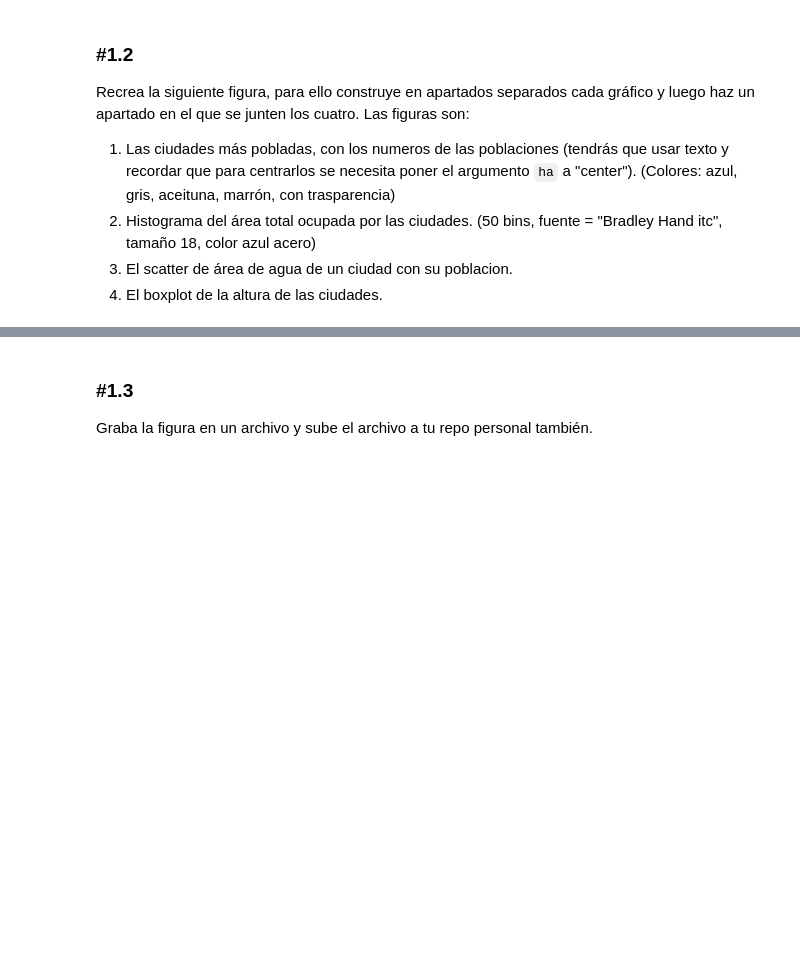
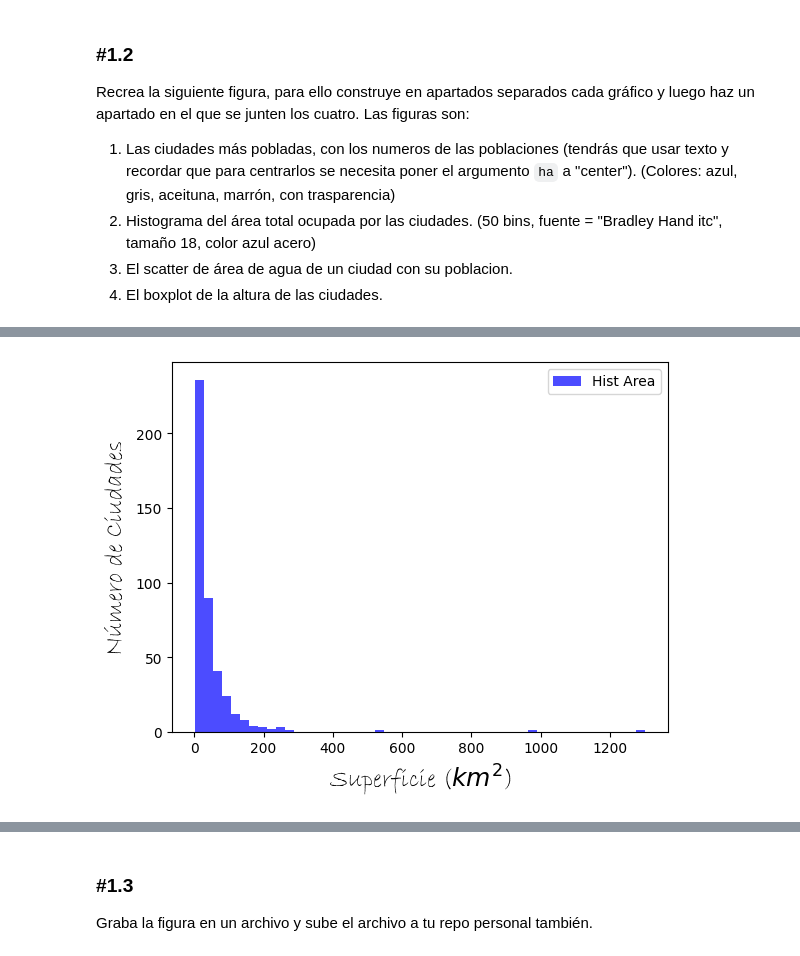
Before and after one commit to Lavs15/ONLINE_DS_THEBRIGDE_LVS, a Jupyter notebook: SPRINT_8/18_Practica_Obligatoria_Visualizacion_Basica.ipynb, the cells around one changed output, grey strips where cells are left out. Cells and saved outputs as stored; diff of their text form; code cells hidden in the pictures; blank space fills up the shorter version.

```diff
--- a/SPRINT_8/18_Practica_Obligatoria_Visualizacion_Basica.ipynb
+++ b/SPRINT_8/18_Practica_Obligatoria_Visualizacion_Basica.ipynb
@@ -123,0 +203,7 @@ df_pobladas
+# %%
+plt.hist(df_casas["area_total_km2"], color = "blue", alpha = 0.7, bins = 50,label = "Hist Area")
+plt.xlabel("Superficie ($km^2$)", fontdict = dict(family= "Bradley Hand ITC", size = 18))
+plt.ylabel("Número de Ciudades", fontdict= dict(family = "Bradley Hand ITC", size = 18))
+plt.legend();
+# %% [output]
+[figure, added]
```
Also changed, not shown: parts of 6 cells of this notebook, 5 other files.
